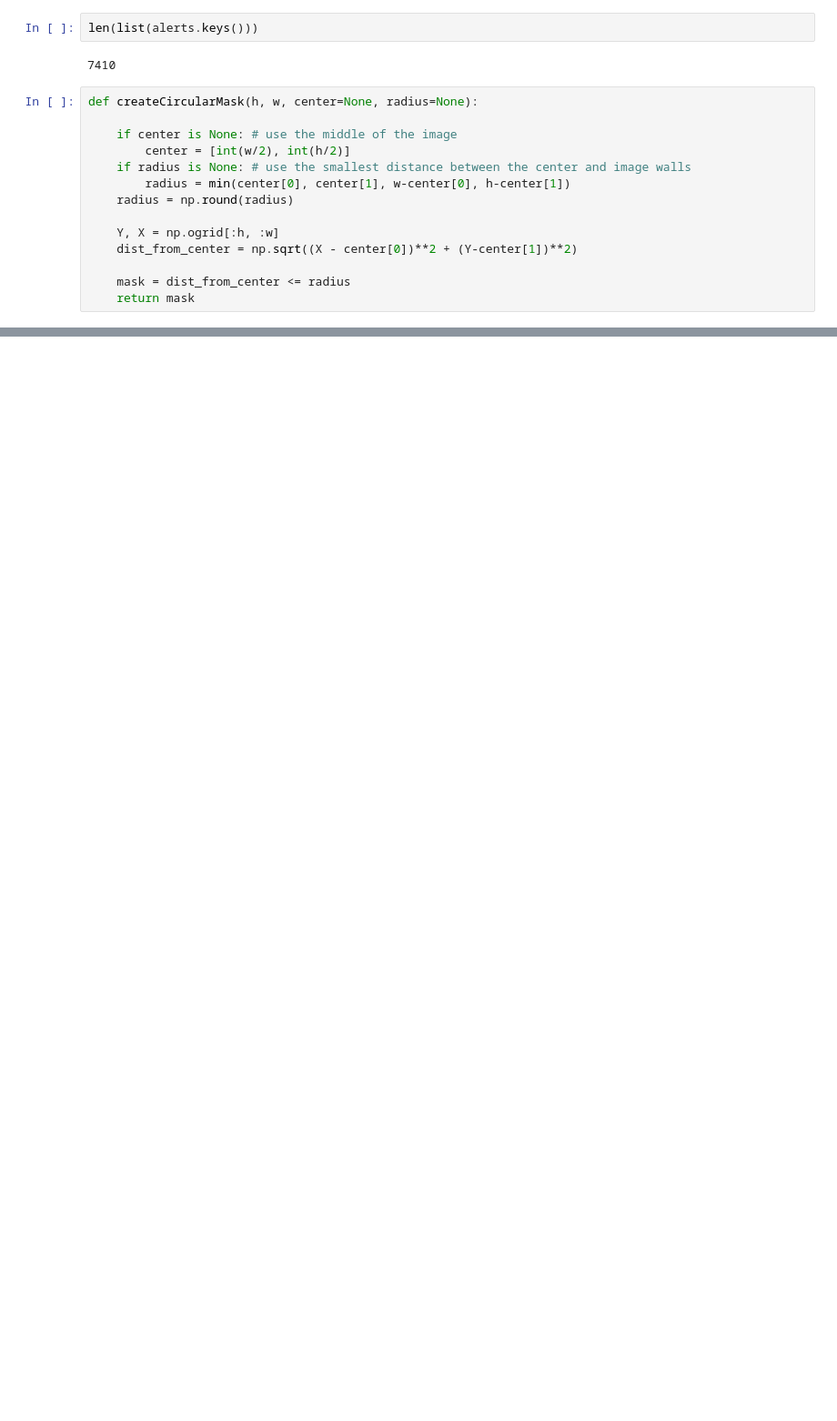
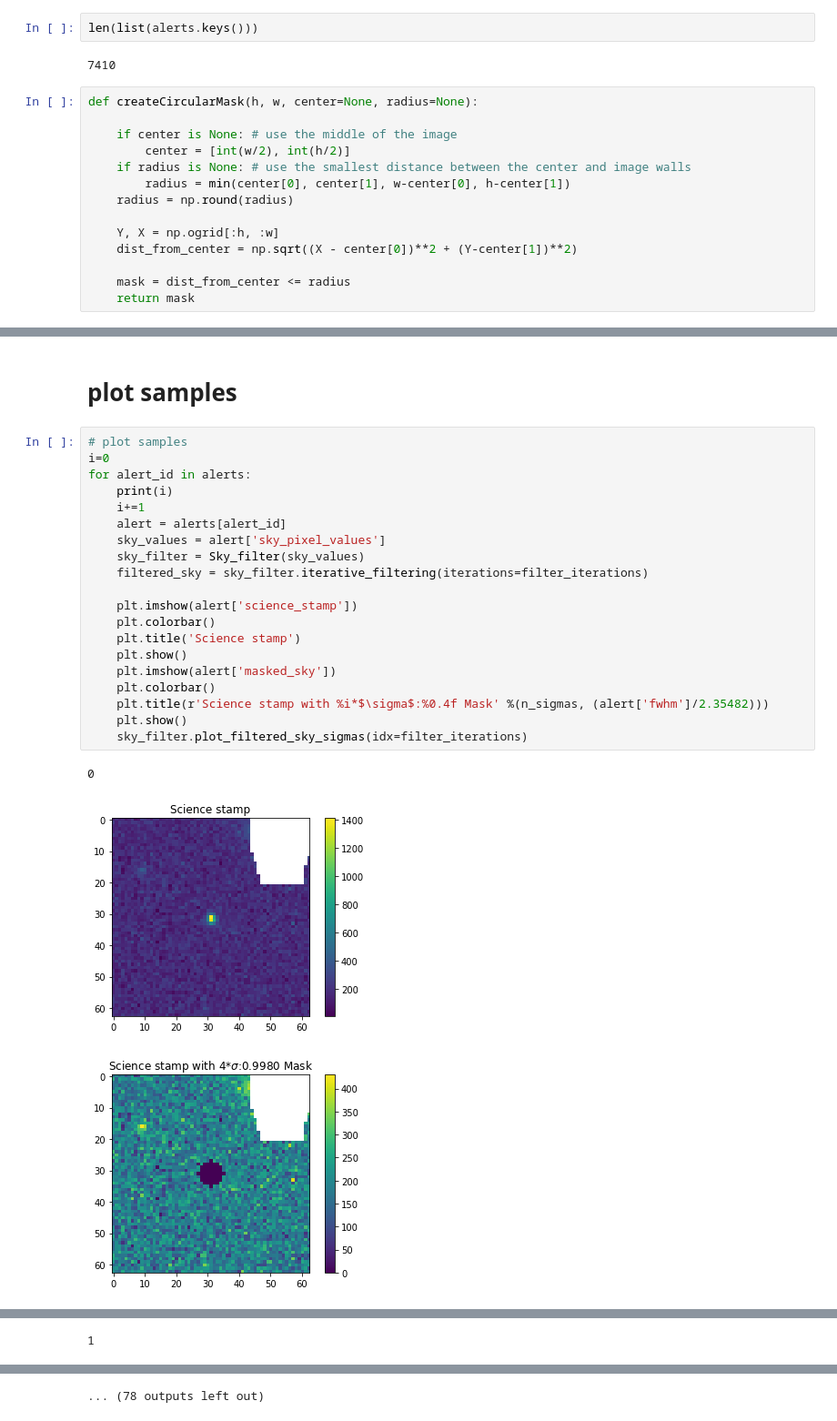
Before and after one commit to ReyesDeJong/ZTFsim, a Jupyter notebook: Sky_from_stamps.ipynb, the cells around one changed output, grey strips where cells are left out. Shown at 91% size. Saved outputs shown, nothing was run; the diff lists cells and outputs as text; blank space fills up the shorter version.

```diff
--- a/Sky_from_stamps.ipynb
+++ b/Sky_from_stamps.ipynb
@@ -201,0 +296,26 @@ dict_keys(['stamp', 'filter', 'fwhm', 'mjd', 'field', 'masked_sky', 'sky_pixel_v
+# %% [markdown]
+# plot samples
+# %%
+# plot samples
+i=0
+for alert_id in alerts:
+    print(i)
+    i+=1
+    alert = alerts[alert_id]
+    sky_values = alert['sky_pixel_values']
+    sky_filter = Sky_filter(sky_values)
+    filtered_sky = sky_filter.iterative_filtering(iterations=filter_iterations)
+
+    plt.imshow(alert['science_stamp'])
+    plt.colorbar()
+    plt.title('Science stamp')
+    plt.show()
+    plt.imshow(alert['masked_sky'])
+    plt.colorbar()
+    plt.title(r'Science stamp with %i*$\sigma$:%0.4f Mask' %(n_sigmas, (alert['fwhm']/2.35482)))
+    plt.show()
+    sky_filter.plot_filtered_sky_sigmas(idx=filter_iterations)
+# %% [output]
+0
+[figure, added]
+[figure, added]
@@ -201,0 +325 @@ dict_keys(['stamp', 'filter', 'fwhm', 'mjd', 'field', 'masked_sky', 'sky_pixel_v
+1
@@ -201,0 +331 @@ dict_keys(['stamp', 'filter', 'fwhm', 'mjd', 'field', 'masked_sky', 'sky_pixel_v
+... (78 outputs left out)
```
Also changed, not shown: parts of 18 cells of this notebook, 2 other files.
